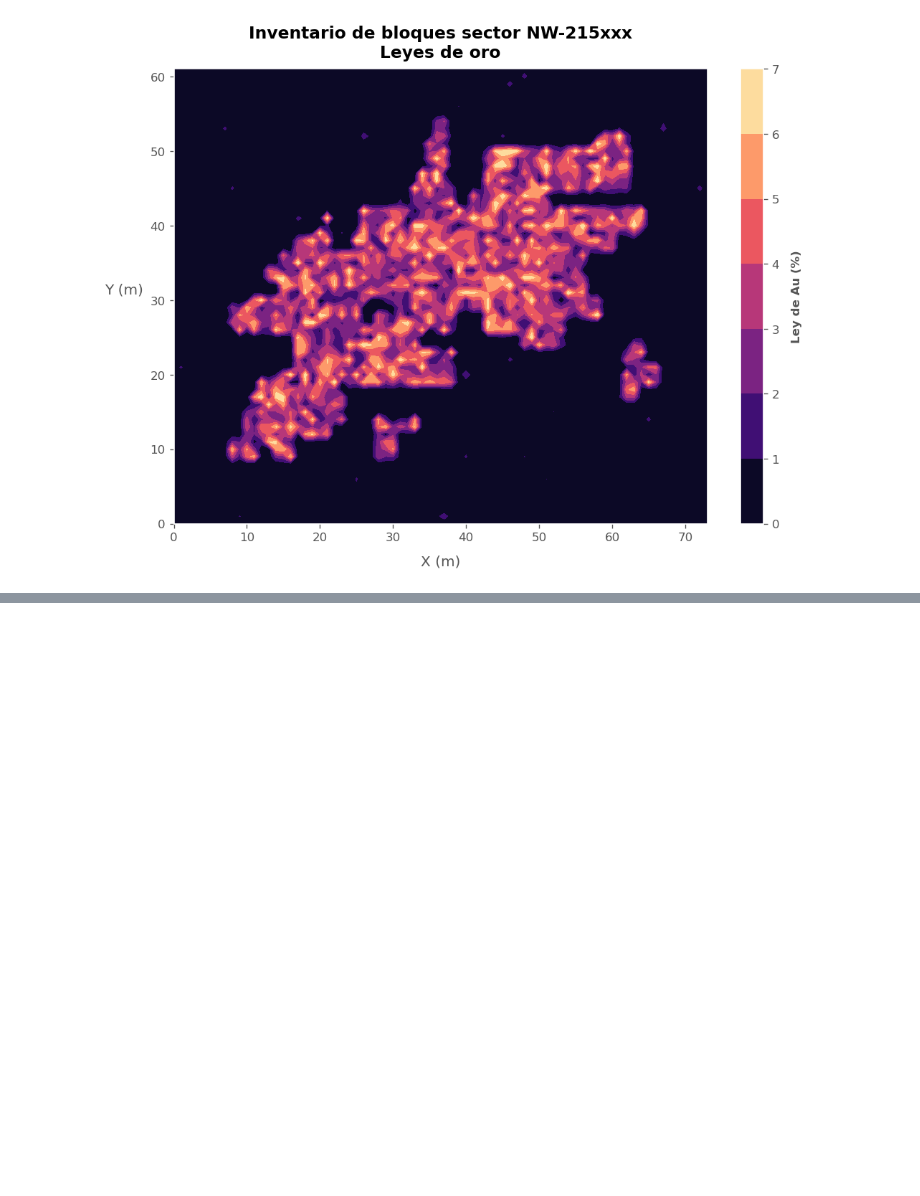
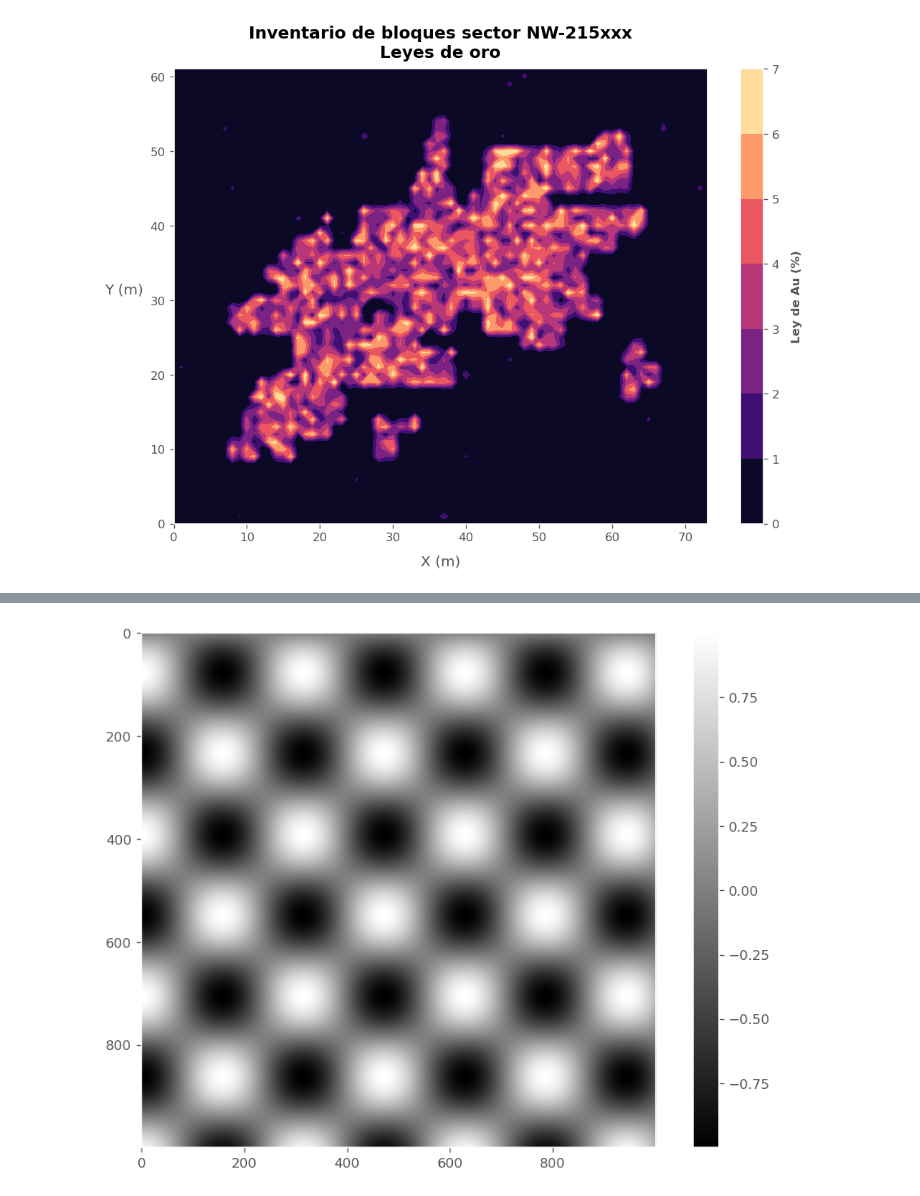
Before and after one commit to rquezadac/udd_data_analytics_lectures, a Jupyter notebook: seccion_03_matplotlib/clase_3_3.ipynb, the cells around one changed output, grey strips where cells are left out. Saved outputs shown, nothing was run; the diff lists cells and outputs as text; code cells hidden in the pictures; blank space fills up the shorter version.

```diff
--- a/seccion_03_matplotlib/clase_3_3.ipynb
+++ b/seccion_03_matplotlib/clase_3_3.ipynb
@@ -310,0 +537,8 @@ cb.set_label("Ley de Au (%)", fontsize=10, fontweight="bold", labelpad=10);
+# %%
+# Mismo gráfico anterior, pero en escala de grises.
+fig, ax = plt.subplots(figsize=(10, 7))
+p = ax.imshow(y, cmap="gray")
+ax.grid(False)
+cb = plt.colorbar(p);
+# %% [output]
+[figure, added]
```
Also changed, not shown: parts of 75 cells of this notebook.
